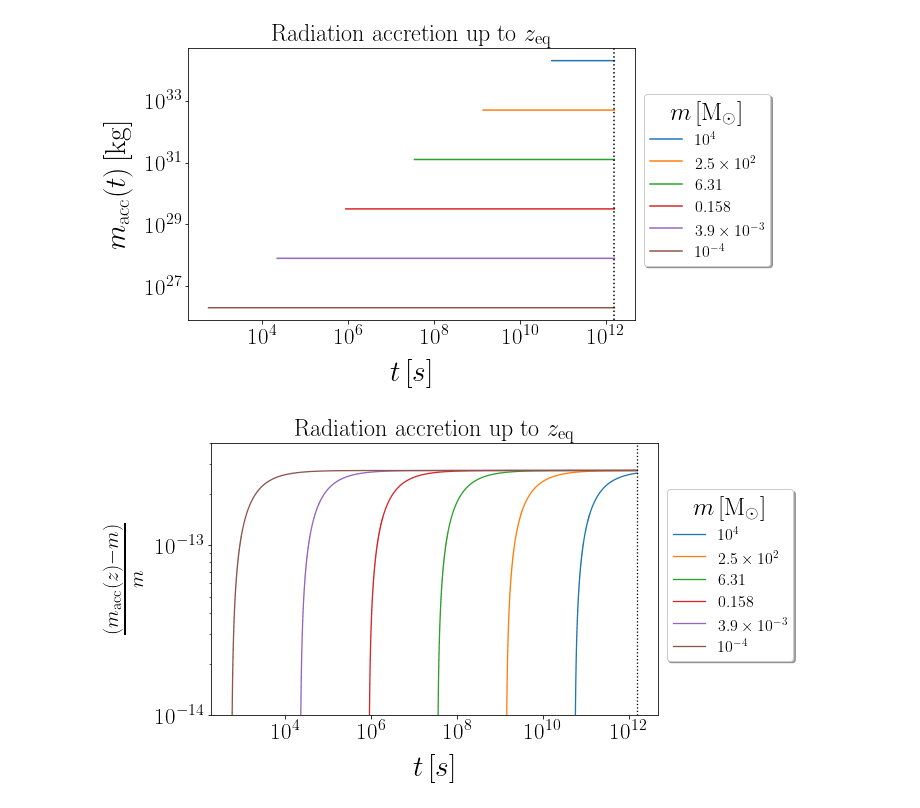
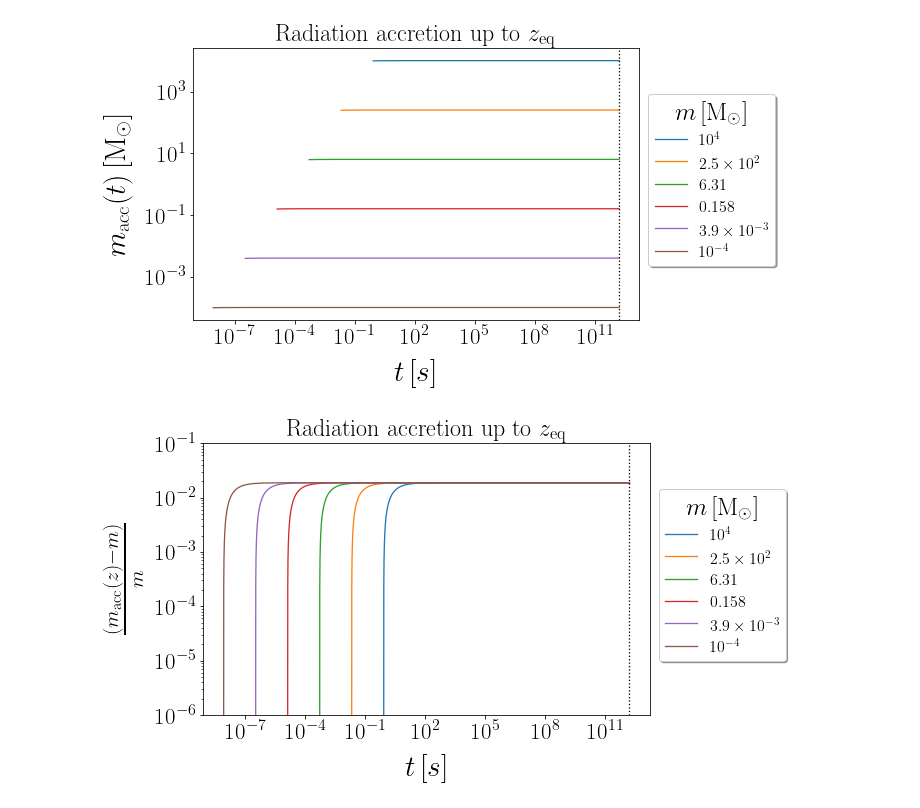
Before and after one commit to pratibhajangra591/project-2, a Jupyter notebook: check.ipynb, the cells around one changed output. Saved outputs shown, nothing was run; the diff lists cells and outputs as text; code cells hidden in the pictures.

```diff
--- a/check.ipynb
+++ b/check.ipynb
@@ -61,8 +61,6 @@ H_0 = np.sqrt((8 * π * G * ρ_c0)/3)
 η_acc = 0.1
 # %%
 #Accretion of radiation around  as per https://arxiv.org/pdf/1107.2025.pdf
-
-
 
 def m_racc_Nayak(m, t):
     c_s  = c/np.sqrt(3)
@@ -78,15 +76,15 @@ fig, ax = plt.subplots(1, figsize = (8, 5))
 colors = ['C0', 'C1','C2','C3','C4', 'C5']
 
 for i, (m, color) in enumerate(zip(m_1_list, colors)):
+    z_i = z_pbh(m)
+    t_i = (t_1/((1 + z_i)**2)) * ((t_1/t_2)**(-4/3)) * (np.exp(-2 * H_0 *(t_2 -t_0)))
     m*= M_solar
-    z_i = z_pbh(m)
-    t_i = 1/((1 + z_i)**2)
     t = np.geomspace(t_i, t_eq, 100000)
     t_list = t.tolist()
     m_racc_Nayak_list = np.zeros(len(t_list))
     for j, t in enumerate(t_list):
         m_racc_Nayak_list[j] =  m_racc_Nayak(m, t)
-    ax.loglog(t_list, m_racc_Nayak_list, color = color)
+    ax.loglog(t_list, m_racc_Nayak_list/M_solar, color = color)
 
 
 plt.axvline(x = t_eq,  color = 'k',  linestyle = ':')
@@ -94,7 +92,7 @@ plt.rc('lines', linewidth = 1.3)
 plt.xticks(fontsize = 23)
 plt.yticks(fontsize = 23)
 plt.xlabel('$t\,[s]$',fontsize = 29.5, labelpad = 12)
-plt.ylabel('$m_\mathrm{acc}(t) \, [\mathrm{kg}]$',fontsize = 29.5, labelpad = 12)
+plt.ylabel('$m_\mathrm{acc}(t) \, [\mathrm{M_{\odot}}]$',fontsize = 29.5, labelpad = 12)
 plt.legend(['$10^{4}$', r'$2.5\times 10^{2}$',
             '$6.31$', '$0.158$', r'$3.9\times 10^{-3}$', '$10^{-4}$'],
            prop = {'size':16}, loc = (1.02, 0.2), shadow = True,
@@ -105,7 +103,7 @@ plt.title('Radiation accretion up to $z_\mathrm{eq}$', fontsize = 24, pad = 8)
 #plt.savefig('racc.pdf', bbox_inches = 'tight')
 plt.show()
 # %% [output]
-[figure, old version]
+[figure, new version]
 # %%
 # Fractional change in the mass of the PBH due to radiation accretion upto z_eq.
 
@@ -113,36 +111,36 @@ fig, ax = plt.subplots(1, figsize = (8, 5))
 colors = ['C0', 'C1','C2','C3','C4', 'C5']
 
 for i, (m, color) in enumerate(zip(m_1_list, colors)):
+    z_i = z_pbh(m)
+    t_i = (t_1/((1 + z_i)**2)) * ((t_1/t_2)**(-4/3)) * (np.exp(-2 * H_0 *(t_2 -t_0)))
     m*= M_solar
-    z_i = z_pbh(m)
-    t_i = 1/((1 + z_i)**2)
     t = np.geomspace(t_i, t_eq, 100000)
     t_list = t.tolist()
     m_racc_change_Nayak_list = np.zeros(len(t_list))
     for j, t in enumerate(t_list):
-        m_racc_change_Nayak_list[j] =  (m_racc_Nayak(m, t)-m)/m
+        m_racc_change_Nayak_list[j] =  (m_racc_Nayak(m, t) - m)/m
     ax.loglog(t_list, m_racc_change_Nayak_list, color = color)
 
 
 
 
 plt.axvline(x = t_eq,  color = 'k',  linestyle = ':')
 
 
 plt.rc('lines', linewidth = 1.3)
 plt.xticks(fontsize = 23)
 plt.yticks(fontsize = 23)
 plt.xlabel('$t\, [s]$',fontsize = 29.5, labelpad = 12)
 plt.ylabel(r'$\frac{(m_\mathrm{acc}(z) - m)}{m} $',fontsize = 29.5, labelpad = 12)
 plt.legend(['$10^{4}$', r'$2.5\times 10^{2}$',
             '$6.31$', '$0.158$', r'$3.9\times 10^{-3}$', '$10^{-4}$'],
            prop = {'size':16}, loc = (1.02, 0.2), shadow = True,
            title = '$m\, [\mathrm{M_{\odot}}]$' ,
            title_fontsize = 25, facecolor = 'white', fontsize = 65)
 #plt.xlim(1e14, z_eq/2)
-plt.ylim(1e-14, 4e-13)
+plt.ylim(1e-6, 0.1)
 plt.title('Radiation accretion up to $z_\mathrm{eq}$', fontsize = 24, pad = 8)
 plt.savefig('raccΔ_check.pdf', bbox_inches = 'tight')
 plt.show()
 # %% [output]
-[figure, old version]
+[figure, new version]
```
